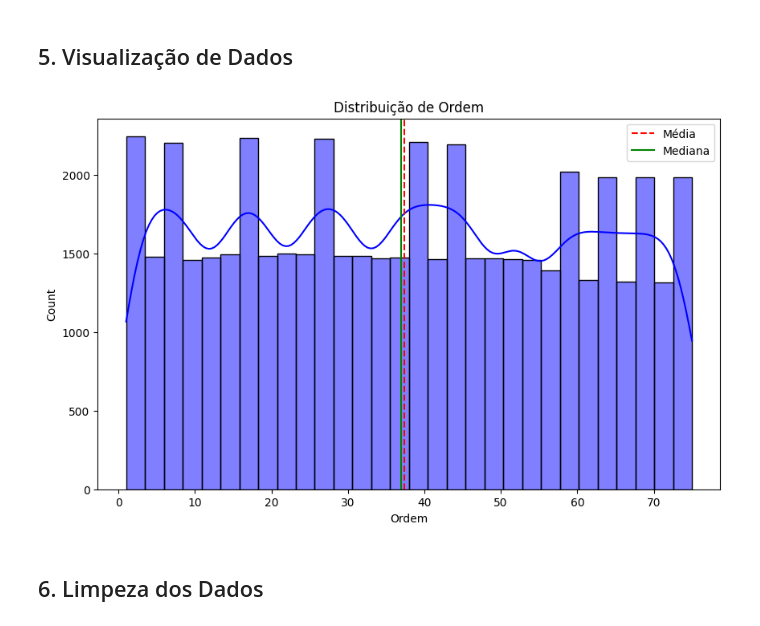
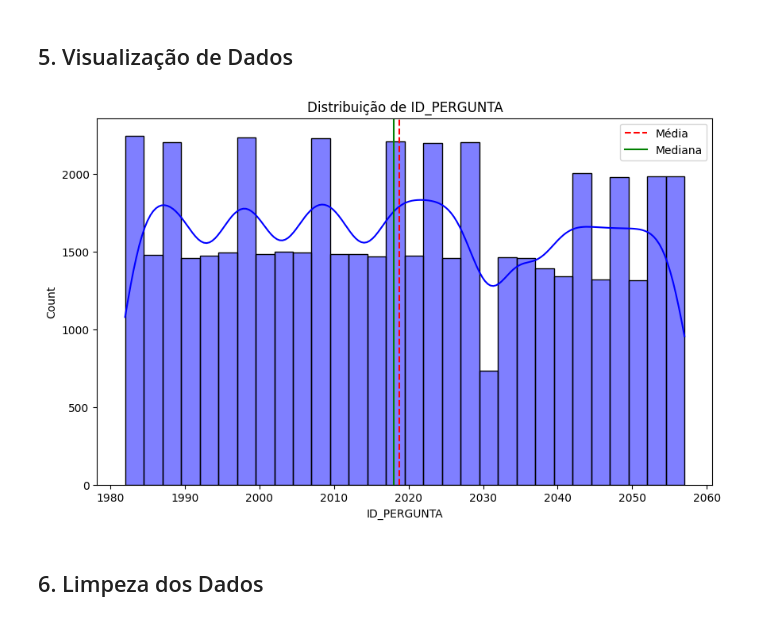
Before and after one commit to IronZiiz/Hackathon_mathmorphosis, a Jupyter notebook: data/processed/preprocessing_dados_institucional.ipynb, the cells around one changed output. Saved outputs shown, nothing was run; the diff lists cells and outputs as text; code cells hidden in the pictures.

```diff
--- a/data/processed/preprocessing_dados_institucional.ipynb
+++ b/data/processed/preprocessing_dados_institucional.ipynb
@@ -251,9 +251,9 @@ def plot_distribuicao_numerica(df, coluna):
     plt.close()
     return fig
 # %%
-plot_distribuicao_numerica(df_merged_institucional2025,'Ordem')
+plot_distribuicao_numerica(df_merged_institucional2025,'ID_PERGUNTA')
 # %% [output]
-[figure, old version]
+[figure, new version]
 # %% [markdown]
 ## 6. Limpeza dos Dados
 # %%
```
Also changed, not shown: parts of 6 cells of this notebook.
